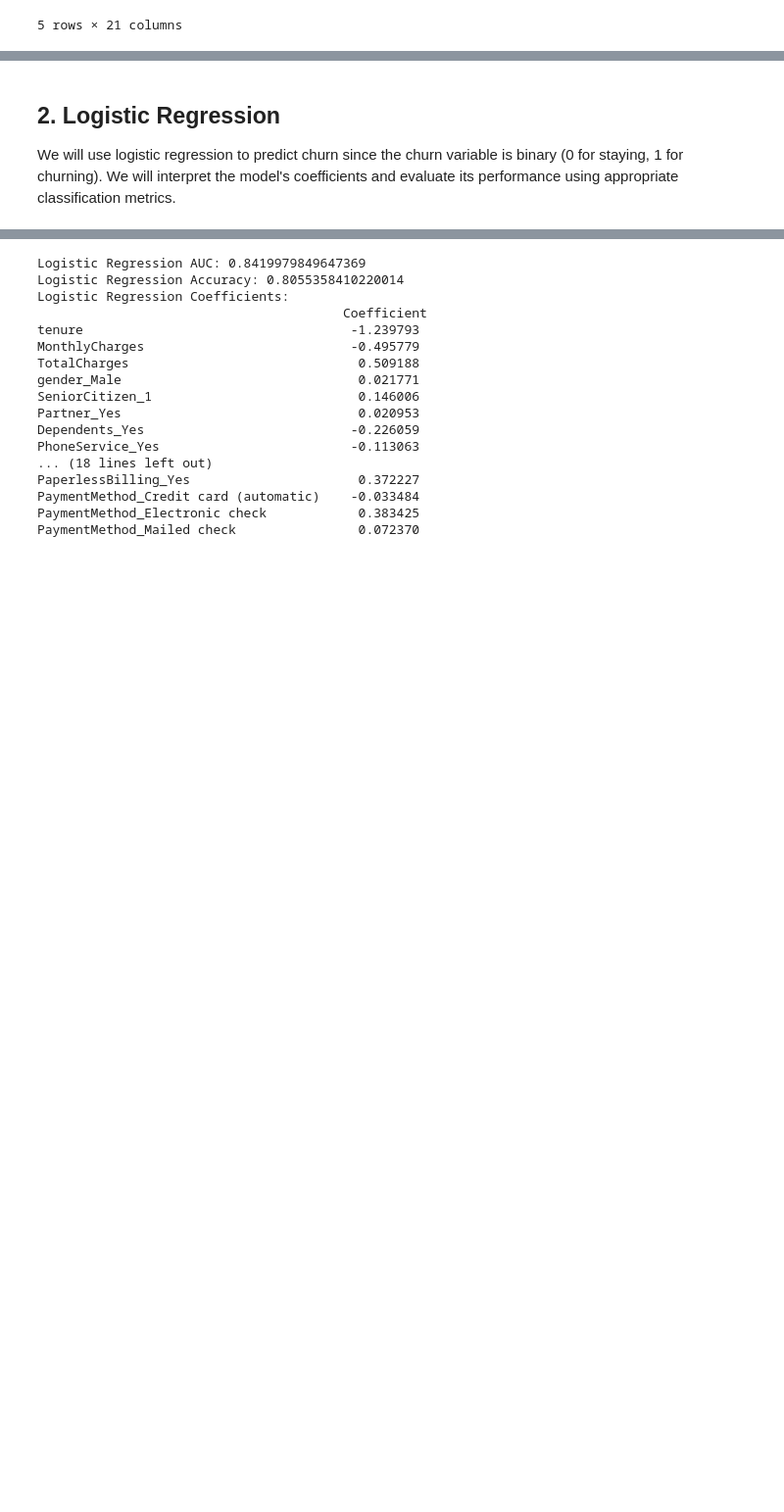
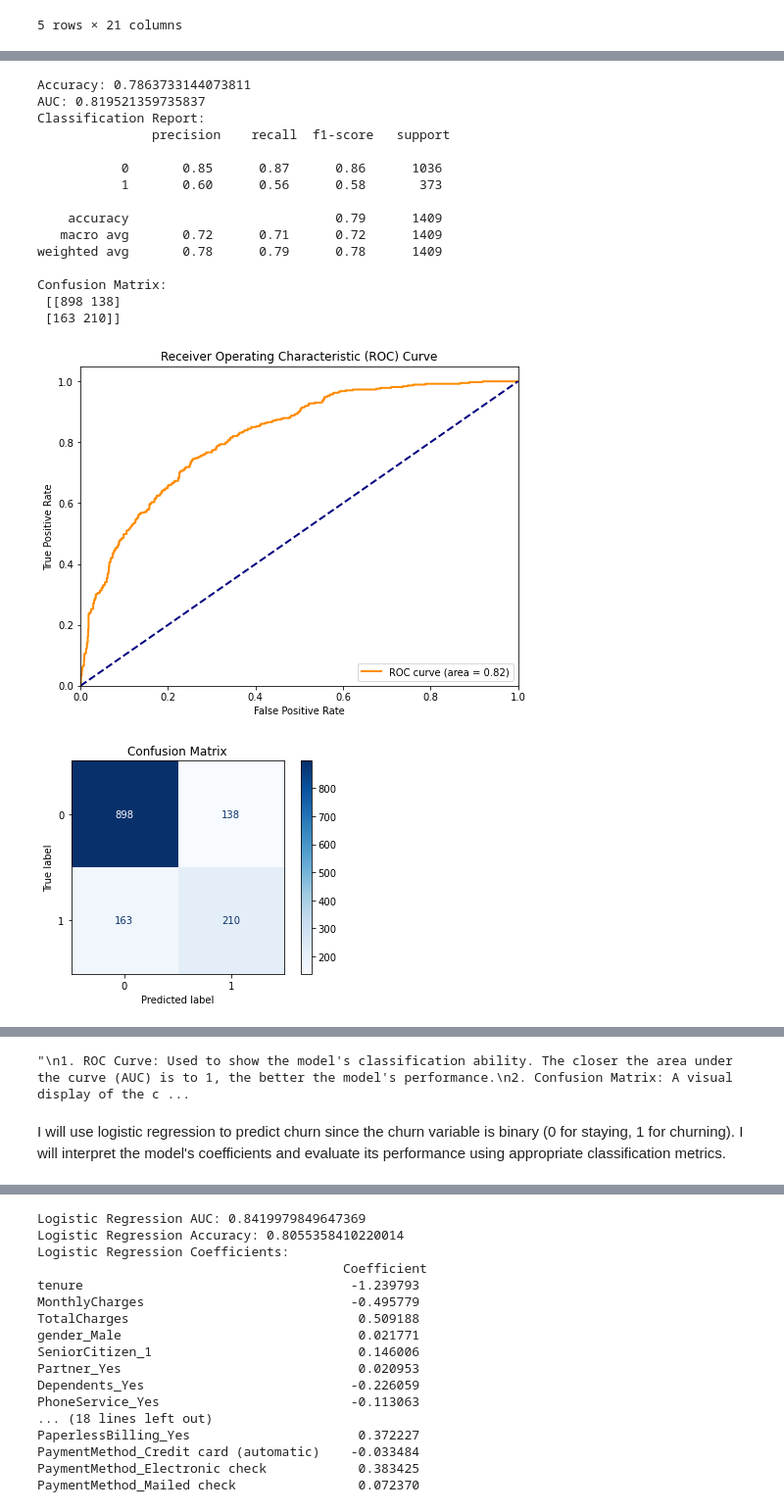
Before and after one commit to smilewilson1999/XAI, a Jupyter notebook: Assignment 3 - Interpretable ML/Interpretable_ML_Test.ipynb, the cells around one changed output, grey strips where cells are left out. Shown at 98% size. Saved outputs shown, nothing was run; the diff lists cells and outputs as text; code cells hidden in the pictures; blank space fills up the shorter version.

Commit message:
Modified: Optimized the models & debug

```diff
--- a/Assignment 3 - Interpretable ML/Interpretable_ML_Test.ipynb
+++ b/Assignment 3 - Interpretable ML/Interpretable_ML_Test.ipynb
@@ -142,0 +142,69 @@ Confusion Matrix:
+# %%
+# Build the logistic regression model
+log_reg_model = LogisticRegression(max_iter=1000)
+log_reg_model.fit(X_train, y_train)
+
+# Predict on test set
+y_pred_log = log_reg_model.predict(X_test)
+y_pred_prob = log_reg_model.predict_proba(X_test)[:, 1]
+
+# Evaluate the model using classification metrics
+print("Accuracy:", accuracy_score(y_test, y_pred_log))
+print("AUC:", roc_auc_score(y_test, y_pred_prob))
+print("Classification Report:\n", classification_report(y_test, y_pred_log))
+print("Confusion Matrix:\n", confusion_matrix(y_test, y_pred_log))
+
+# Plot ROC Curve
+fpr, tpr, _ = roc_curve(y_test, y_pred_prob)
+roc_auc = auc(fpr, tpr)
+
+plt.figure(figsize=(8, 6))
+plt.plot(fpr, tpr, color='darkorange', lw=2, label=f'ROC curve (area = {roc_auc:.2f})')
+plt.plot([0, 1], [0, 1], color='navy', lw=2, linestyle='--')
+plt.xlim([0.0, 1.0])
+plt.ylim([0.0, 1.05])
+plt.xlabel('False Positive Rate')
+plt.ylabel('True Positive Rate')
+plt.title('Receiver Operating Characteristic (ROC) Curve')
+plt.legend(loc="lower right")
+plt.show()
+
+# Plot Confusion Matrix
+ConfusionMatrixDisplay.from_estimator(log_reg_model, X_test, y_test, cmap=plt.cm.Blues)
+plt.title('Confusion Matrix')
+plt.show()
+
+# Plot Classification Report as a Bar Chart
+report = classification_report(y_test, y_pred_log, output_dict=True)
+df_report = pd.DataFrame(report).transpose()
+
+plt.figure(figsize=(10, 6))
+sns.barplot(x=df_report.index, y=df_report['f1-score'], color="skyblue")
+plt.title("F1 Scores for Each Class")
+plt.ylabel('F1 Score')
+plt.xticks(rotation=45)
+plt.show()
+
+"""
+1. ROC Curve: Used to show the model's classification ability. The closer the area under the curve (AUC) is to 1, the better the model's performance.
+2. Confusion Matrix: A visual display of the correct and incorrect data classification results predicted by the model.
+3. Bar Chart of Classification Report: A bar chart of the F1 scores for each category, showing how well the model performs in each category.
+"""
+# %% [output]
+Accuracy: 0.7863733144073811
+AUC: 0.819521359735837
+Classification Report:
+               precision    recall  f1-score   support
+
+           0       0.85      0.87      0.86      1036
+           1       0.60      0.56      0.58       373
+
+    accuracy                           0.79      1409
+   macro avg       0.72      0.71      0.72      1409
+weighted avg       0.78      0.79      0.78      1409
+
+Confusion Matrix:
+ [[898 138]
+ [163 210]]
+[figure, added]
+[figure, added]
@@ -143,5 +212,3 @@ Confusion Matrix:
+"\n1. ROC Curve: Used to show the model's classification ability. The closer the area under the curve (AUC) is to 1, the better the model's performance.\n2. Confusion Matrix: A visual display of the c ...
 # %% [markdown]
-
-## 2. Logistic Regression
-
-We will use logistic regression to predict churn since the churn variable is binary (0 for staying, 1 for churning). We will interpret the model's coefficients and evaluate its performance using appropriate classification metrics.
+I will use logistic regression to predict churn since the churn variable is binary (0 for staying, 1 for churning). I will interpret the model's coefficients and evaluate its performance using appropriate classification metrics.
```
Also changed, not shown: parts of 15 cells of this notebook, 1 other file.
